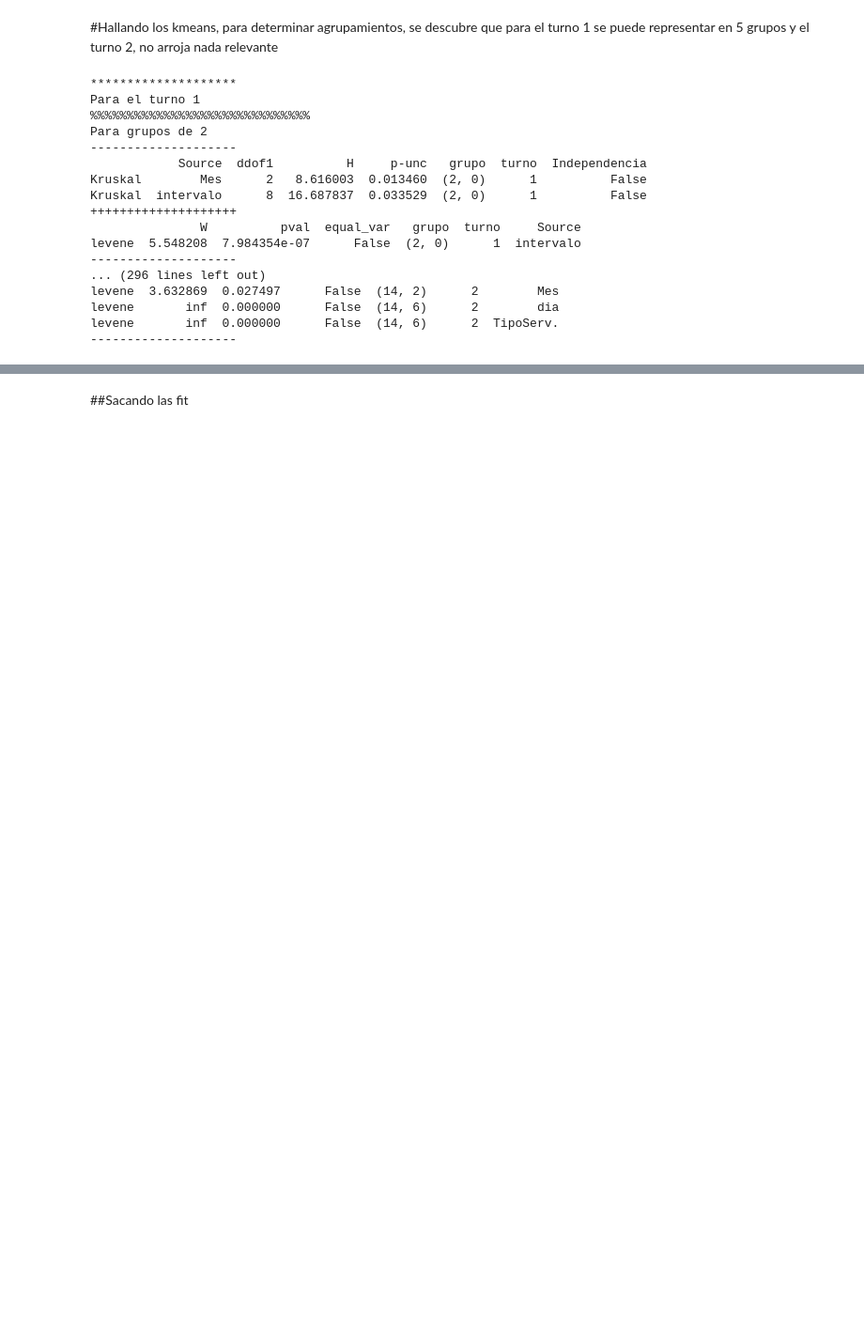
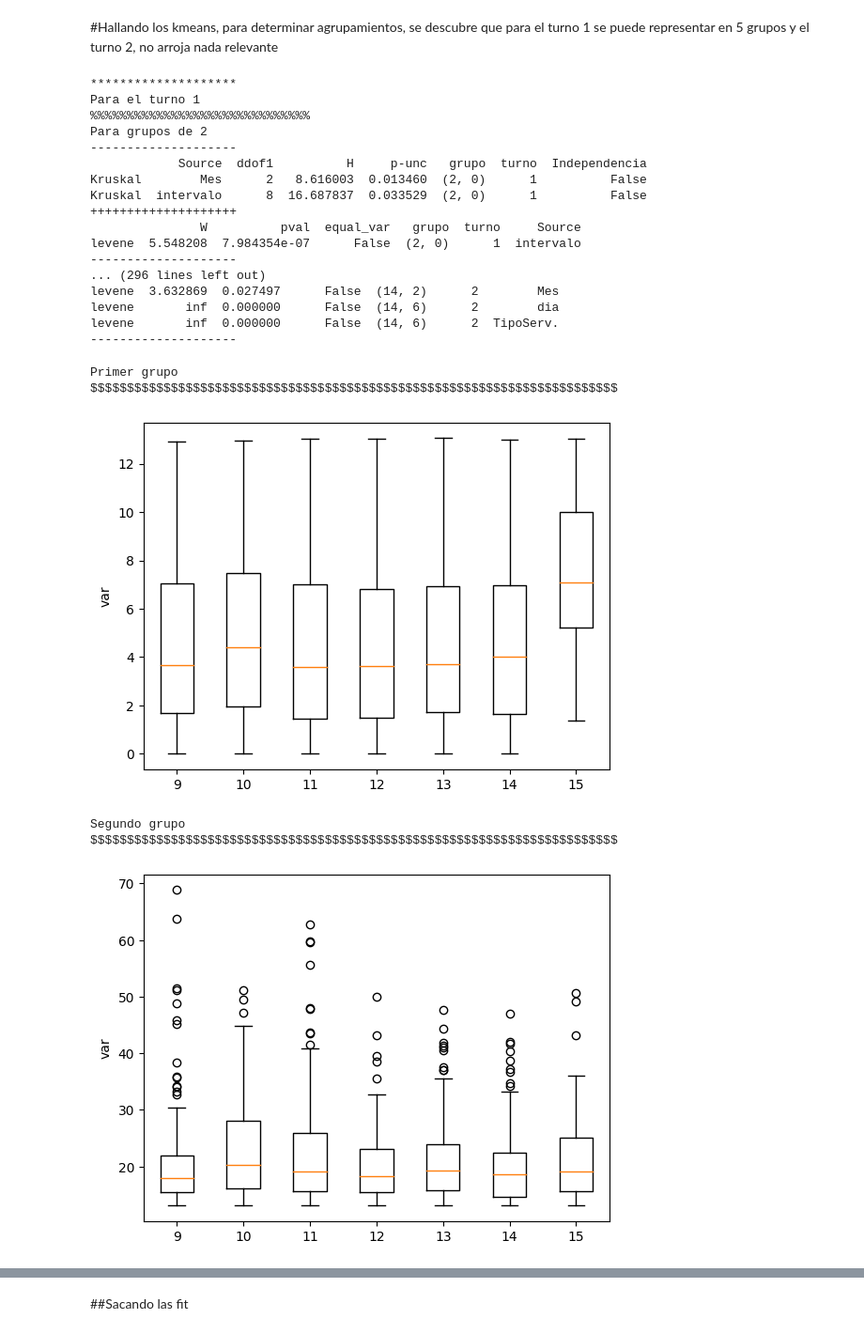
Before and after one commit to TonioFlag/ProyectoFinalColas, a Jupyter notebook: kmeans.ipynb, the cells around one changed output, grey strips where cells are left out. Shown at 94% size. Saved outputs shown, nothing was run; the diff lists cells and outputs as text; code cells hidden in the pictures; blank space fills up the shorter version.

```diff
--- a/kmeans.ipynb
+++ b/kmeans.ipynb
@@ -68,3 +181,13 @@ arribo['tipo_serv'] = arribo['TipoServ.'].map(servicio)
+# %%
+def box(turno,kmeans,columna,grupo):
+  base['kmeans']=df[kmeans]
+  m=list(base[columna].unique())
+  g = [base[(base['kmeans']==grupo)&(base[columna] == m[i])]['min_cliente'] for i in range(len(m))]
+  fig, ax = plt.subplots(1, 1)
+  ax.boxplot(g)
+  ax.set_xticklabels(m)
+  ax.set_ylabel("var")
+  return plt.show()
 # %% [markdown]
 #Hallando los kmeans, para determinar agrupamientos, se descubre que para el turno 1 se puede representar en 5 grupos y el turno 2, no arroja nada relevante
 # %%
@@ -176,0 +271,14 @@ def dispercion(tur,n_kluster):
+# %%
+print("Primer grupo")
+print("$$$$"*18)
+box(2,2,"intervalo",0)
+print("Segundo grupo")
+print("$$$$"*18)
+box(2,2,"intervalo",1)
+# %% [output]
+Primer grupo
+$$$$$$$$$$$$$$$$$$$$$$$$$$$$$$$$$$$$$$$$$$$$$$$$$$$$$$$$$$$$$$$$$$$$$$$$
+[figure, added]
+Segundo grupo
+$$$$$$$$$$$$$$$$$$$$$$$$$$$$$$$$$$$$$$$$$$$$$$$$$$$$$$$$$$$$$$$$$$$$$$$$
+[figure, added]
```
Also changed, not shown: parts of 30 cells of this notebook.
